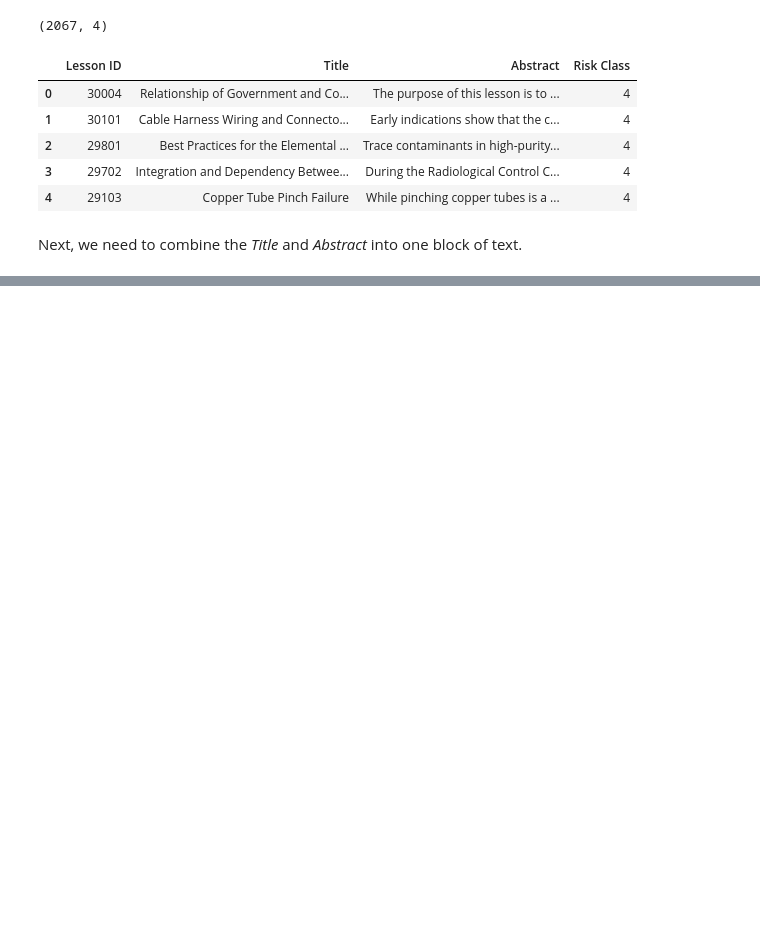
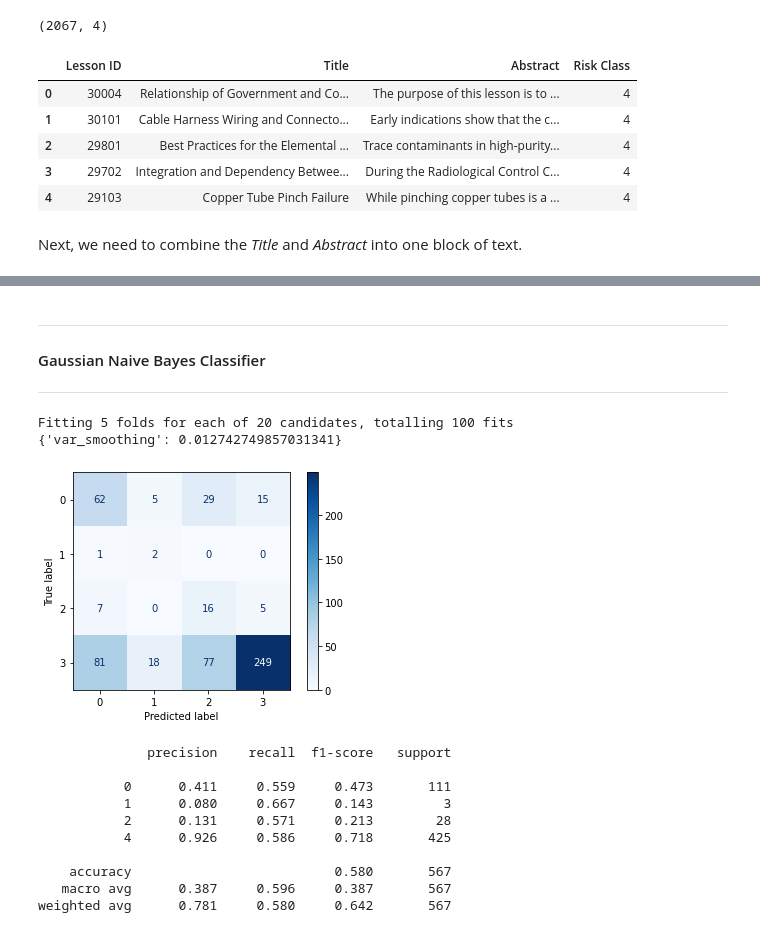
Before and after one commit to ainesh1993/riskyspacebusiness, a Jupyter notebook: notebooks/ModelRiskClass.ipynb, the cells around one changed output, grey strips where cells are left out. Drawn from its saved outputs; the diff is of its cells as text; code cells hidden in the pictures; blank space fills up the shorter version.

```diff
--- a/notebooks/ModelRiskClass.ipynb
+++ b/notebooks/ModelRiskClass.ipynb
@@ -437,0 +587,25 @@ df_master.iloc[:,3:].nunique()
+# %% [markdown]
+***
+#### Gaussian Naive Bayes Classifier
+***
+# %%
+best_gnb, gnb_pred, gnb_cm, gnb_metrics = model_gnbclassifier_tuned(X_train, y_train, X_test, y_test)
+
+# display the confusion matrix for the logistic regression model
+dist = ConfusionMatrixDisplay(confusion_matrix=gnb_cm).plot(cmap=plt.cm.Blues)
+plt.show()
+print(gnb_metrics)
+# %% [output]
+Fitting 5 folds for each of 20 candidates, totalling 100 fits
+{'var_smoothing': 0.012742749857031341}
+[figure, added]
+              precision    recall  f1-score   support
+
+           0      0.411     0.559     0.473       111
+           1      0.080     0.667     0.143         3
+           2      0.131     0.571     0.213        28
+           4      0.926     0.586     0.718       425
+
+    accuracy                          0.580       567
+   macro avg      0.387     0.596     0.387       567
+weighted avg      0.781     0.580     0.642       567
```
Also changed, not shown: parts of 81 cells of this notebook, 6 other files.
